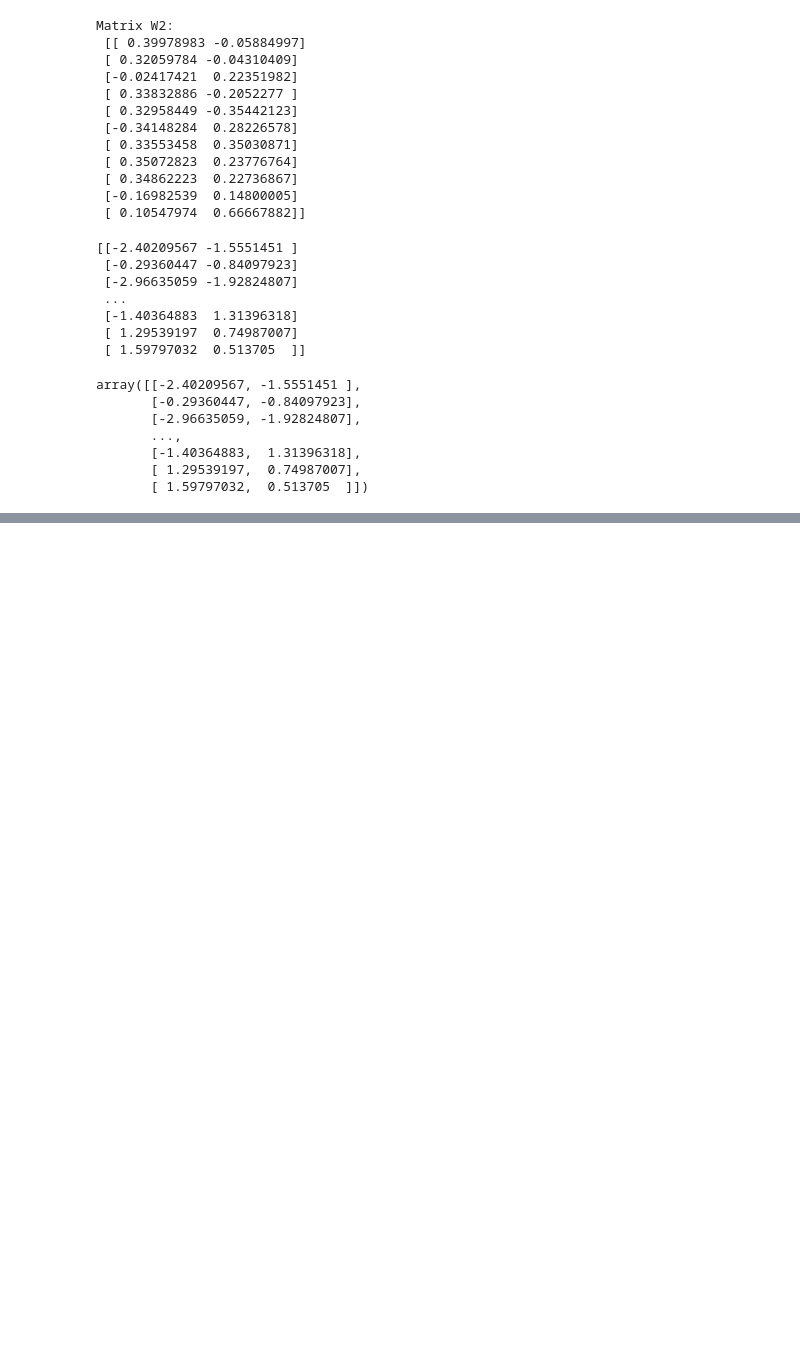
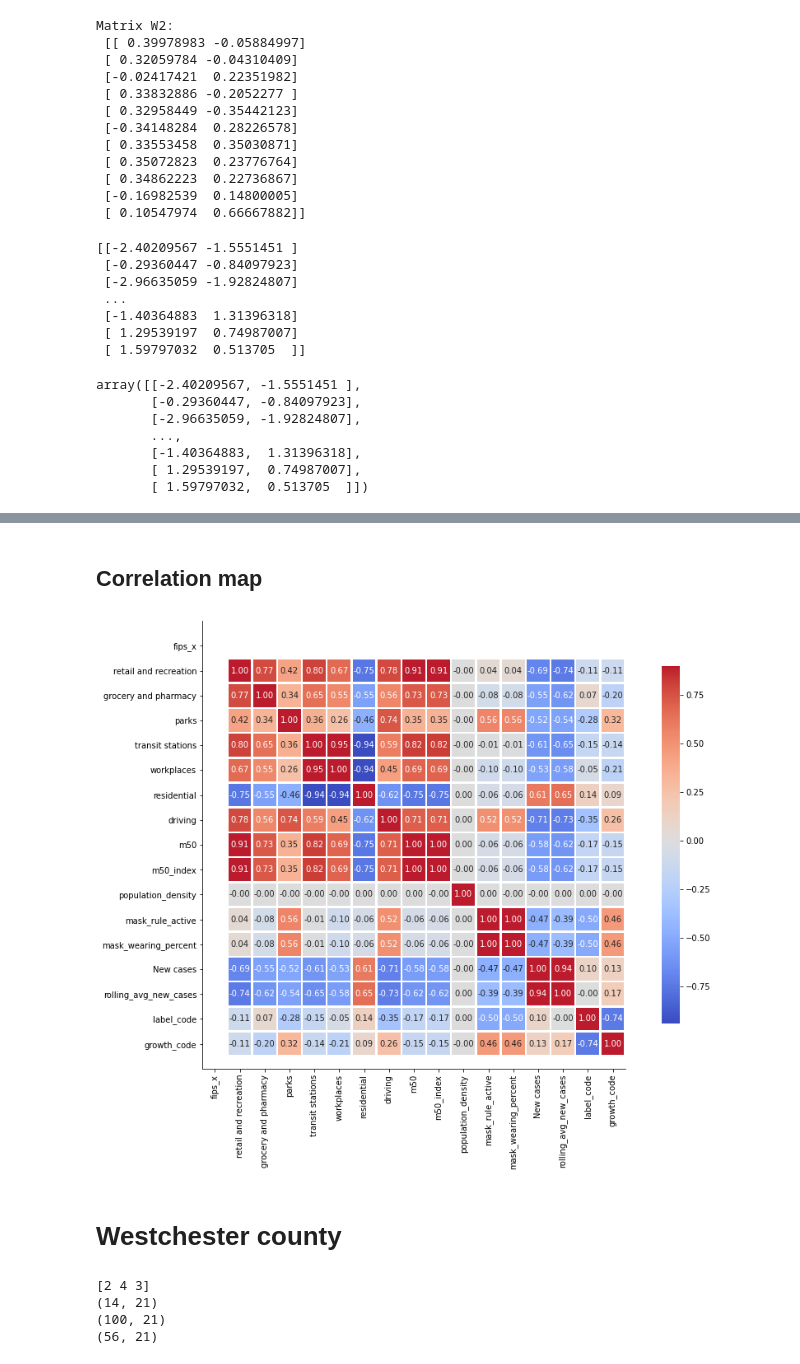
Before and after one commit to jeyasri-s2/meansquares, a Jupyter notebook: NY_FeatureRanking.ipynb, the cells around one changed output, grey strips where cells are left out. Drawn from its saved outputs; the diff is of its cells as text; code cells hidden in the pictures; blank space fills up the shorter version.

Commit message:
County level feature analysis done - understanding pending

```diff
--- a/NY_FeatureRanking.ipynb
+++ b/NY_FeatureRanking.ipynb
@@ -354,0 +406,8 @@ array([[-2.40209567, -1.5551451 ],
+# %%
+Nassau_county_data = NY_labeled_data[NY_labeled_data['County Name'] == 'Nassau County']
+Westchester_county_data = NY_labeled_data[NY_labeled_data['County Name'] == 'Westchester County']
+Suffolk_county_data = NY_labeled_data[NY_labeled_data['County Name'] == 'Suffolk County']
+
+print(' Nassau county data ',Nassau_county_data.shape)
+print(' Westchester county data ',Westchester_county_data.shape)
+print(' Suffolk county data ',Suffolk_county_data.shape)
@@ -354,0 +688,35 @@ array([[-2.40209567, -1.5551451 ],
+# %% [markdown]
+## Correlation map
+# %%
+
+
+# Correlation
+
+corr = Nassau_county_data.corr()
+g = sns.heatmap(corr, vmax=.9, center=0,
+               square=True, linewidths=1.5, cbar_kws={"shrink": .8}, annot=True, fmt='.2f', cmap='coolwarm')
+bottom, top = g.get_ylim()
+g.set_ylim(bottom + 0.5, top - 0.5)
+sns.despine()
+g.figure.set_size_inches(16, 10)
+# %% [output]
+[figure, added]
+# %% [markdown]
+# Westchester county
+# %%
+print(Westchester_county_data['growth_code'].unique())
+
+Westchester_county_data_growth2 = Westchester_county_data[Westchester_county_data['growth_code'] == 2]
+Westchester_county_data_growth3 = Westchester_county_data[Westchester_county_data['growth_code'] == 3]
+Westchester_county_data_growth4 = Westchester_county_data[Westchester_county_data['growth_code'] == 4]
+
+print(Westchester_county_data_growth2.shape)
+
+print(Westchester_county_data_growth3.shape)
+
+print(Westchester_county_data_growth4.shape)
+# %% [output]
+[2 4 3]
+(14, 21)
+(100, 21)
+(56, 21)
```
Also changed, not shown: parts of 31 cells of this notebook.
